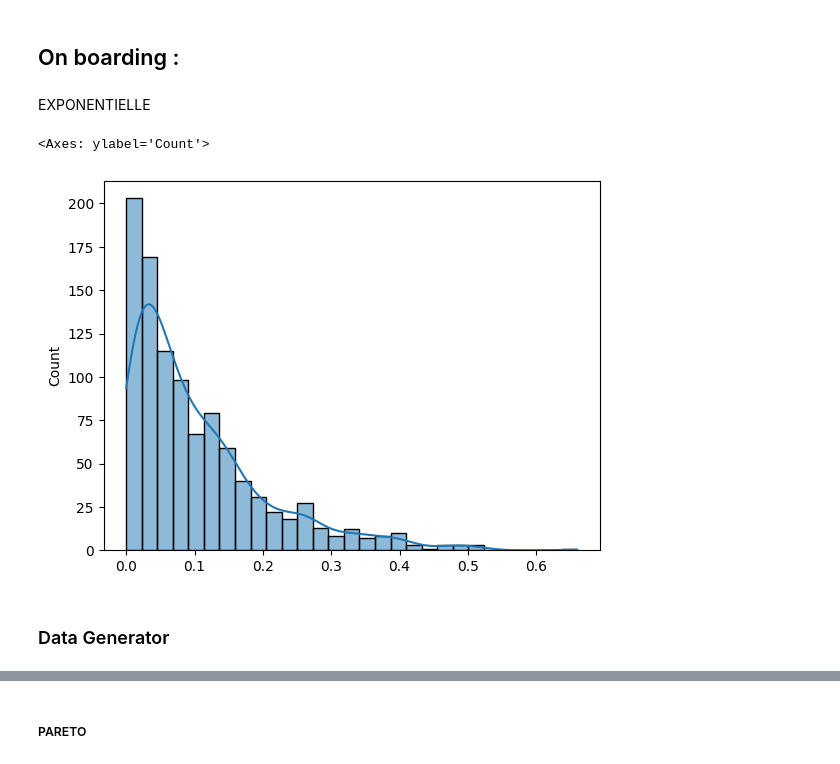
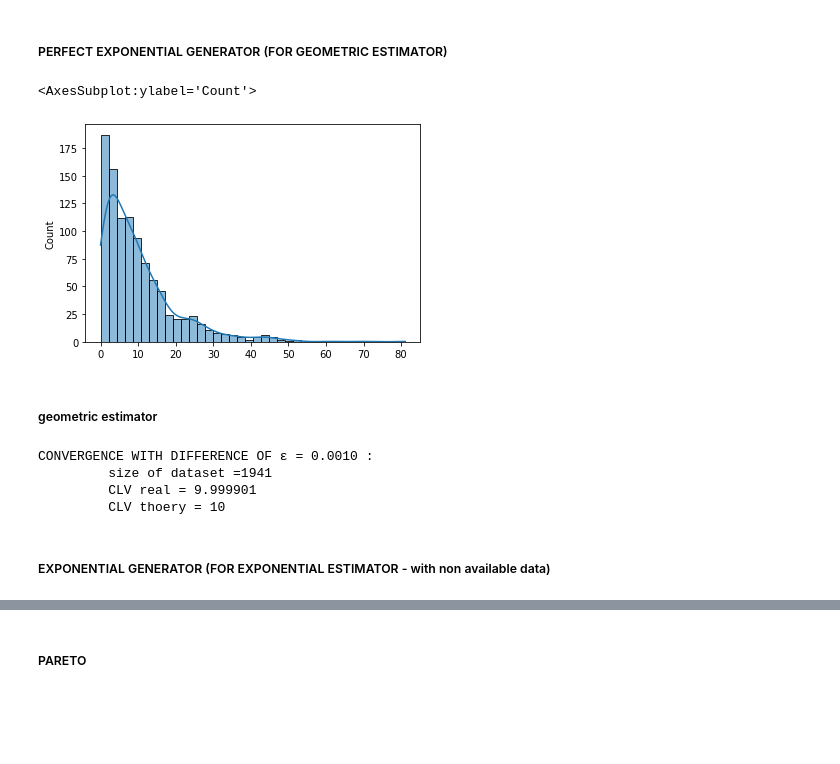
Before and after one commit to louizaaouaouche/Statistical-estimation-of-CLV, a Jupyter notebook: src/notebook.ipynb, the cells around one changed output, grey strips where cells are left out. Cells and saved outputs as stored; diff of their text form; code cells hidden in the pictures; blank space fills up the shorter version.

Commit message:
upload clv geom & exp

```diff
--- a/src/notebook.ipynb
+++ b/src/notebook.ipynb
@@ -4,17 +4,12 @@ import numpy as np
 import pandas as pd
 import matplotlib.pyplot as plt
 import seaborn as sns
-# %% [markdown]
-## On boarding :
-# %% [markdown]
-EXPONENTIELLE
+# %% [markdown]
+##### PERFECT EXPONENTIAL GENERATOR (FOR GEOMETRIC ESTIMATOR)
 # %%
-import numpy as np
-
-def generate_exponential(mean, size):
+def generate_exponential_perfect(mean, size):
     """
     Generates random numbers following an exponential distribution
-    with the given mean using NumPy.
 
     Args:
         mean (float): The mean of the distribution.
@@ -28,9 +23,10 @@ def generate_exponential(mean, size):
 # %%
 mean = 10
 size= 1000
-sns.histplot(generate_exponential(mean, size), kde = True)
+Y = generate_exponential_perfect(mean, size)
+sns.histplot(Y, kde = True)
 # %% [output]
-<Axes: ylabel='Count'>
+<AxesSubplot:ylabel='Count'>
-[figure, old version]
+[figure, new version]
-# %% [markdown]
-### Data Generator
+# %% [markdown]
+##### geometric estimator
@@ -36,0 +52,9 @@ sns.histplot(generate_exponential(mean, size), kde = True)
+# %%
+print("CONVERGENCE WITH DIFFERENCE OF ε = %.4f :\n \t size of dataset =%d \n \t CLV real = %f \n \t CLV thoery = %d" % (epsilon, n ,clv_geom,mean))
+# %% [output]
+CONVERGENCE WITH DIFFERENCE OF ε = 0.0010 :
+         size of dataset =1941
+         CLV real = 9.999901
+         CLV thoery = 10
+# %% [markdown]
+##### EXPONENTIAL GENERATOR (FOR EXPONENTIAL ESTIMATOR - with non available data)
```
Also changed, not shown: parts of 8 cells of this notebook.
